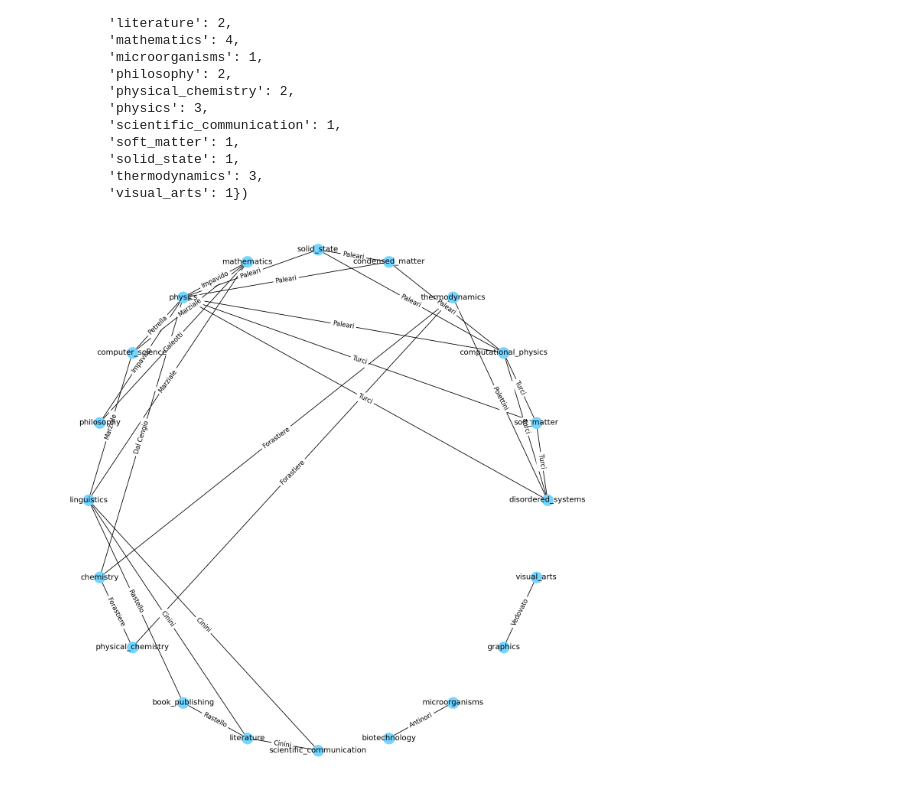
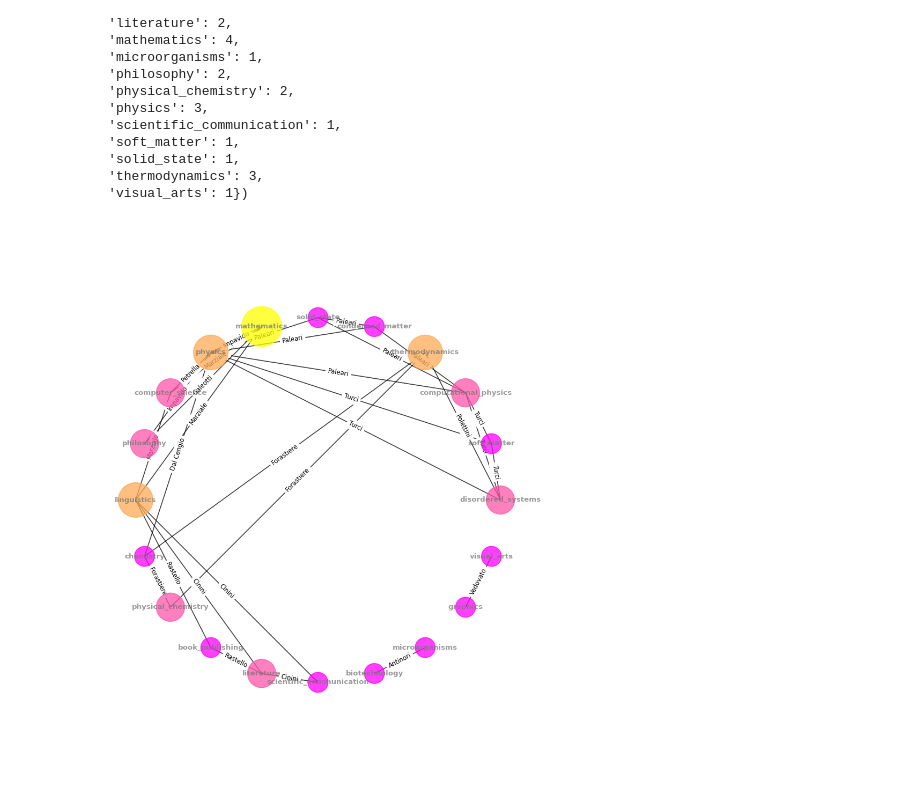
Before and after one commit to FTurci/extemporaneapy, a Jupyter notebook: Extemporaneapy.ipynb, the cells around one changed output. Cells and saved outputs as stored; diff of their text form; code cells hidden in the pictures.

Commit message:
Colourful graph.

```diff
--- a/Extemporaneapy.ipynb
+++ b/Extemporaneapy.ipynb
@@ -94,11 +95,19 @@ for t in topics:
       if key != t:
         G.add_edge(t,key,name=p)
 # %%
-plt.figure(figsize=(12,12),dpi=120)
+plt.figure(figsize=(8.5,8.5 ),dpi=120)
 pos=nx.shell_layout(G)
-nx.draw(G,pos=pos, with_labels=True, node_color='#75d5ff')
-nx.draw_networkx_edge_labels(G,pos=pos, edge_labels=nx.get_edge_attributes(G,'name'));
+sizes = np.array([dict(counts)[f] for f in list(G.nodes)])*500
+nx.draw(G,pos=pos, with_labels=True,
+        font_color='#797979',
+        font_weight='bold',
+        font_size=8,
+        node_size=sizes,
+        node_color=sizes, cmap = plt.cm.spring, alpha=0.75)
+nx.draw_networkx_edge_labels(G,pos=pos, edge_labels=nx.get_edge_attributes(G,'name'), font_size=7);
 xs = [xx for xx,yy in pos.values()]
-plt.xlim(1.2*min(xs),1.2*max(xs));
+ys = [yy for xx,yy in pos.values()]
+plt.xlim(1.5*min(xs),1.5*max(xs));
+plt.ylim(1.5*min(ys),1.5*max(ys));
 # %% [output]
-[figure, old version]
+[figure, new version]
```
Also changed, not shown: parts of 3 cells of this notebook.
